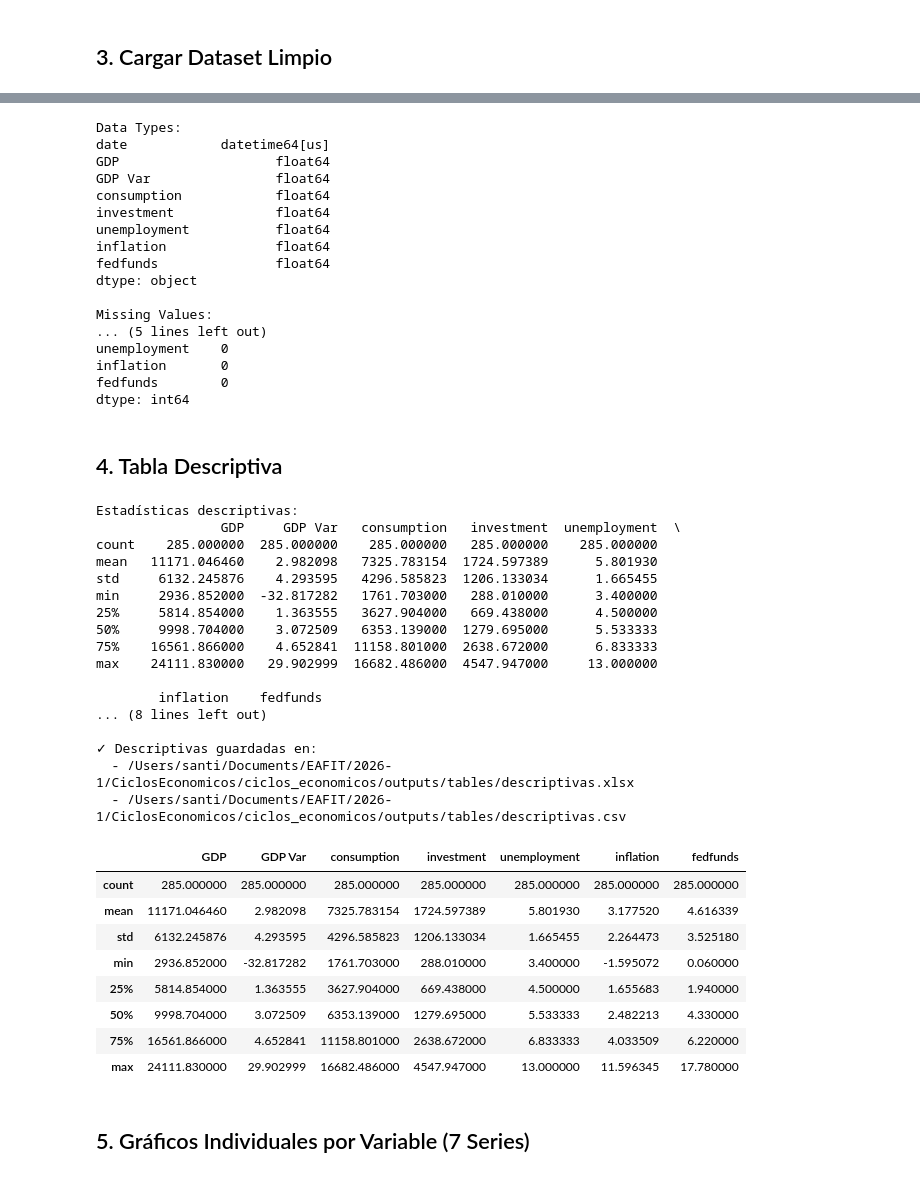
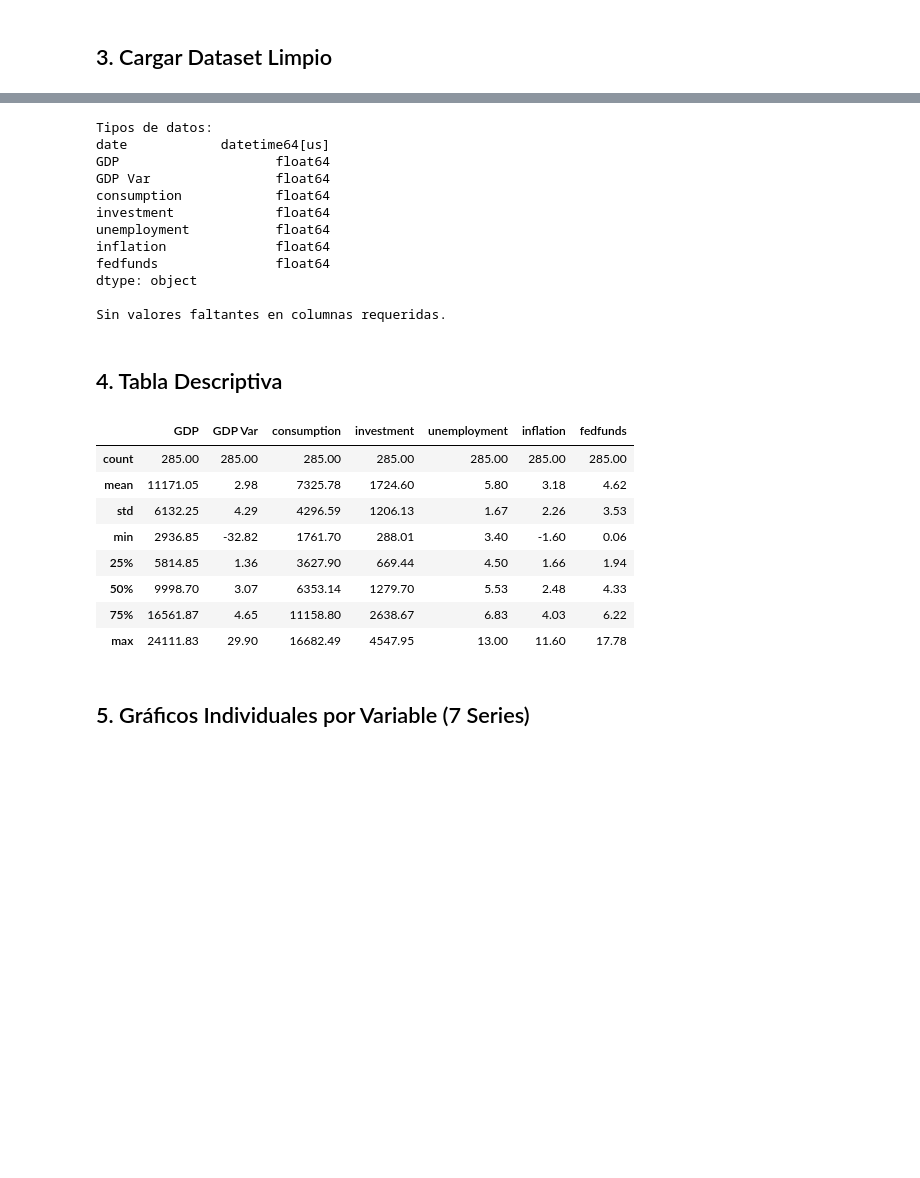
Before and after one commit to Tupxz/ciclos_economicos, a Jupyter notebook: notebooks/Taller_1.ipynb, the cells around one changed output, grey strips where cells are left out. Drawn from its saved outputs; the diff is of its cells as text; code cells hidden in the pictures; blank space fills up the shorter version.

```diff
--- a/notebooks/Taller_1.ipynb
+++ b/notebooks/Taller_1.ipynb
@@ -128,13 +112,17 @@ First 5 rows:
 3   2.786861  1.940000
 4   3.943755  2.356667
 # %%
-# Data types and missing values
-print("Data Types:")
+# Validate data quality
+print("Tipos de datos:")
 print(df.dtypes)
-print("\nMissing Values:")
-print(df.isna().sum())
+
+# Check for missing values in required columns
+vars_to_check = ['GDP', 'GDP Var', 'consumption', 'investment', 'unemployment', 'inflation', 'fedfunds']
+assert df[vars_to_check].isna().sum().sum() == 0, "Valores faltantes detectados en columnas requeridas"
+
+print("\nSin valores faltantes en columnas requeridas.")
 # %% [output]
-Data Types:
+Tipos de datos:
 date            datetime64[us]
 GDP                    float64
 GDP Var                float64
@@ -145,61 +133,32 @@ inflation              float64
 fedfunds               float64
 dtype: object
 
-Missing Values:
-... (5 lines left out)
-unemployment    0
-inflation       0
-fedfunds        0
-dtype: int64
+Sin valores faltantes en columnas requeridas.
 # %% [markdown]
 ## 4. Tabla Descriptiva
 # %%
 # Calculate descriptive statistics (exclude date column)
-desc = df.drop(columns=['date']).describe()
-
-print("Estadísticas descriptivas:")
-print(desc)
+desc = df.drop(columns=['date']).describe().round(2)
 
 # Save to Excel and CSV
 desc_xlsx = OUT_TAB / 'descriptivas.xlsx'
 desc_csv = OUT_TAB / 'descriptivas.csv'
 
 desc.to_excel(desc_xlsx)
 desc.to_csv(desc_csv)
 
-print(f"\n✓ Descriptivas guardadas en:")
-print(f"  - {desc_xlsx}")
-print(f"  - {desc_csv}")
-
 # Display table in notebook
 display(desc)
 # %% [output]
-Estadísticas descriptivas:
-                GDP     GDP Var   consumption   investment  unemployment  \
-count    285.000000  285.000000    285.000000   285.000000    285.000000
-mean   11171.046460    2.982098   7325.783154  1724.597389      5.801930
-std     6132.245876    4.293595   4296.585823  1206.133034      1.665455
-min     2936.852000  -32.817282   1761.703000   288.010000      3.400000
-25%     5814.854000    1.363555   3627.904000   669.438000      4.500000
-50%     9998.704000    3.072509   6353.139000  1279.695000      5.533333
-75%    16561.866000    4.652841  11158.801000  2638.672000      6.833333
-max    24111.830000   29.902999  16682.486000  4547.947000     13.000000
-
-        inflation    fedfunds
-... (8 lines left out)
-
-✓ Descriptivas guardadas en:
-  - /Users/santi/Documents/EAFIT/2026-1/CiclosEconomicos/ciclos_economicos/outputs/tables/descriptivas.xlsx
-  - /Users/santi/Documents/EAFIT/2026-1/CiclosEconomicos/ciclos_economicos/outputs/tables/descriptivas.csv
 |  | GDP | GDP Var | consumption | investment | unemployment | inflation | fedfunds |
-| count | 285.000000 | 285.000000 | 285.000000 | 285.000000 | 285.000000 | 285.000000 | 285.000000 |
-| mean | 11171.046460 | 2.982098 | 7325.783154 | 1724.597389 | 5.801930 | 3.177520 | 4.616339 |
-| std | 6132.245876 | 4.293595 | 4296.585823 | 1206.133034 | 1.665455 | 2.264473 | 3.525180 |
-| min | 2936.852000 | -32.817282 | 1761.703000 | 288.010000 | 3.400000 | -1.595072 | 0.060000 |
-| 25% | 5814.854000 | 1.363555 | 3627.904000 | 669.438000 | 4.500000 | 1.655683 | 1.940000 |
-| 50% | 9998.704000 | 3.072509 | 6353.139000 | 1279.695000 | 5.533333 | 2.482213 | 4.330000 |
-| 75% | 16561.866000 | 4.652841 | 11158.801000 | 2638.672000 | 6.833333 | 4.033509 | 6.220000 |
-| max | 24111.830000 | 29.902999 | 16682.486000 | 4547.947000 | 13.000000 | 11.596345 | 17.780000 |
+| count | 285.00 | 285.00 | 285.00 | 285.00 | 285.00 | 285.00 | 285.00 |
+| mean | 11171.05 | 2.98 | 7325.78 | 1724.60 | 5.80 | 3.18 | 4.62 |
+| std | 6132.25 | 4.29 | 4296.59 | 1206.13 | 1.67 | 2.26 | 3.53 |
+| min | 2936.85 | -32.82 | 1761.70 | 288.01 | 3.40 | -1.60 | 0.06 |
+| 25% | 5814.85 | 1.36 | 3627.90 | 669.44 | 4.50 | 1.66 | 1.94 |
+| 50% | 9998.70 | 3.07 | 6353.14 | 1279.70 | 5.53 | 2.48 | 4.33 |
+| 75% | 16561.87 | 4.65 | 11158.80 | 2638.67 | 6.83 | 4.03 | 6.22 |
+| max | 24111.83 | 29.90 | 16682.49 | 4547.95 | 13.00 | 11.60 | 17.78 |
 # %% [markdown]
 ## 5. Gráficos Individuales por Variable (7 Series)
 # %%
```
Also changed, not shown: parts of 3 cells of this notebook, 6 other files.
